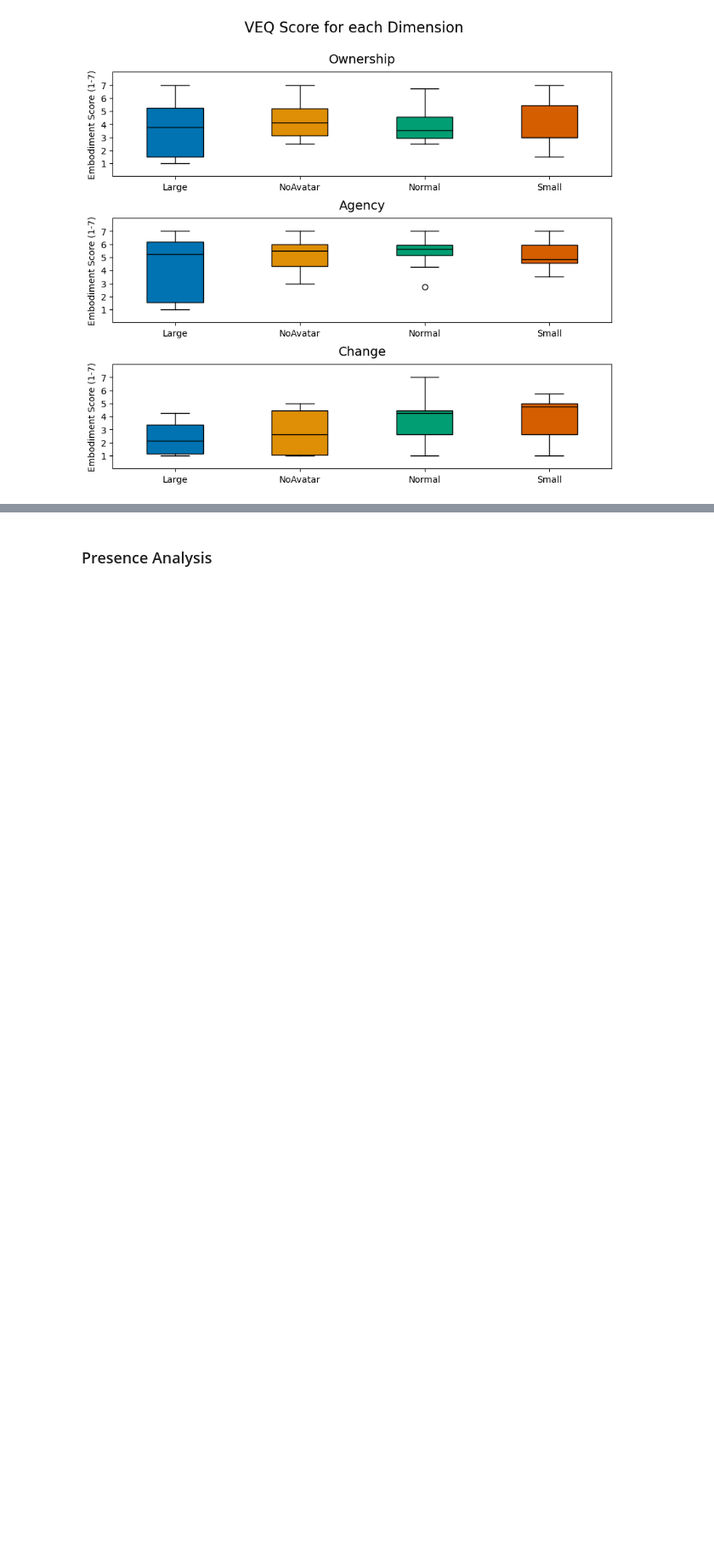
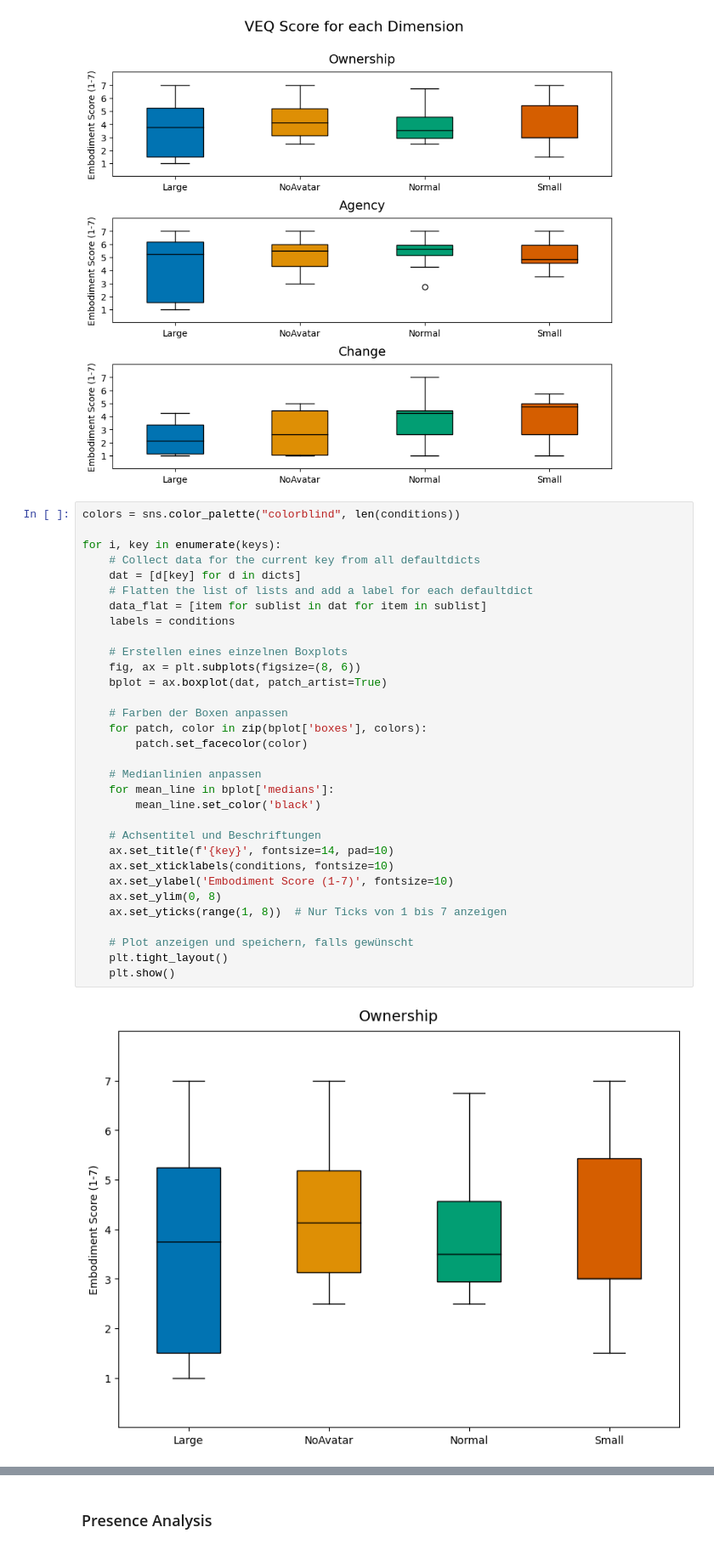
Before and after one commit to Gregor1597/Master_Thesis, a Jupyter notebook: Analysis/MainQuestionaire.ipynb, the cells around one changed output, grey strips where cells are left out. Shown at 85% size. Cells and saved outputs as stored; diff of their text form; blank space fills up the shorter version.

```diff
--- a/Analysis/MainQuestionaire.ipynb
+++ b/Analysis/MainQuestionaire.ipynb
@@ -295,3 +385,37 @@ fig.suptitle('VEQ Score for each Dimension', fontsize=16)
 plt.show()
 # %% [output]
 [figure]
+# %%
+colors = sns.color_palette("colorblind", len(conditions))
+
+for i, key in enumerate(keys):
+    # Collect data for the current key from all defaultdicts
+    dat = [d[key] for d in dicts]
+    # Flatten the list of lists and add a label for each defaultdict
+    data_flat = [item for sublist in dat for item in sublist]
+    labels = conditions
+
+    # Erstellen eines einzelnen Boxplots
+    fig, ax = plt.subplots(figsize=(8, 6))
+    bplot = ax.boxplot(dat, patch_artist=True)
+
+    # Farben der Boxen anpassen
+    for patch, color in zip(bplot['boxes'], colors):
+        patch.set_facecolor(color)
+
+    # Medianlinien anpassen
+    for mean_line in bplot['medians']:
+        mean_line.set_color('black')
+
+    # Achsentitel und Beschriftungen
+    ax.set_title(f'{key}', fontsize=14, pad=10)
+    ax.set_xticklabels(conditions, fontsize=10)
+    ax.set_ylabel('Embodiment Score (1-7)', fontsize=10)
+    ax.set_ylim(0, 8)
+    ax.set_yticks(range(1, 8))  # Nur Ticks von 1 bis 7 anzeigen
+
+    # Plot anzeigen und speichern, falls gewünscht
+    plt.tight_layout()
+    plt.show()
+# %% [output]
+[figure, added]
```
Also changed, not shown: parts of 28 cells of this notebook, 3 other files.
